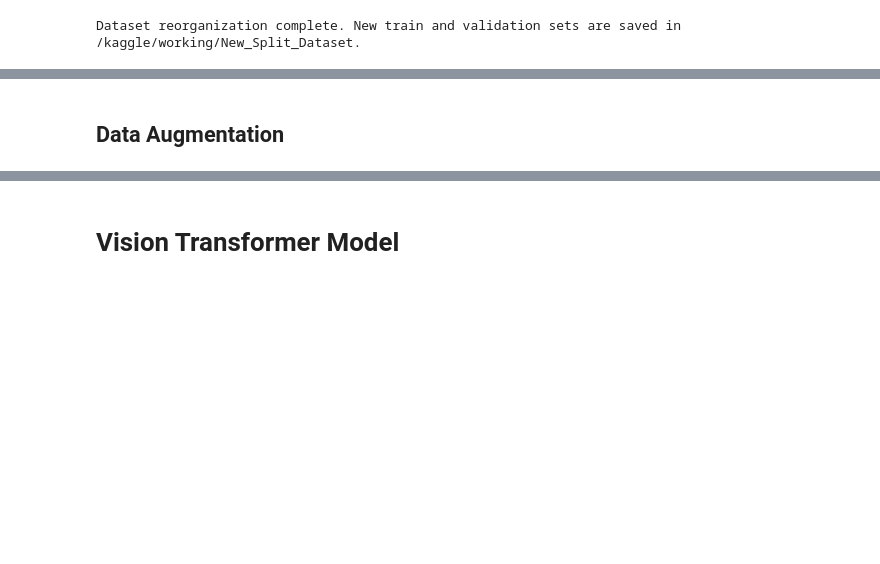
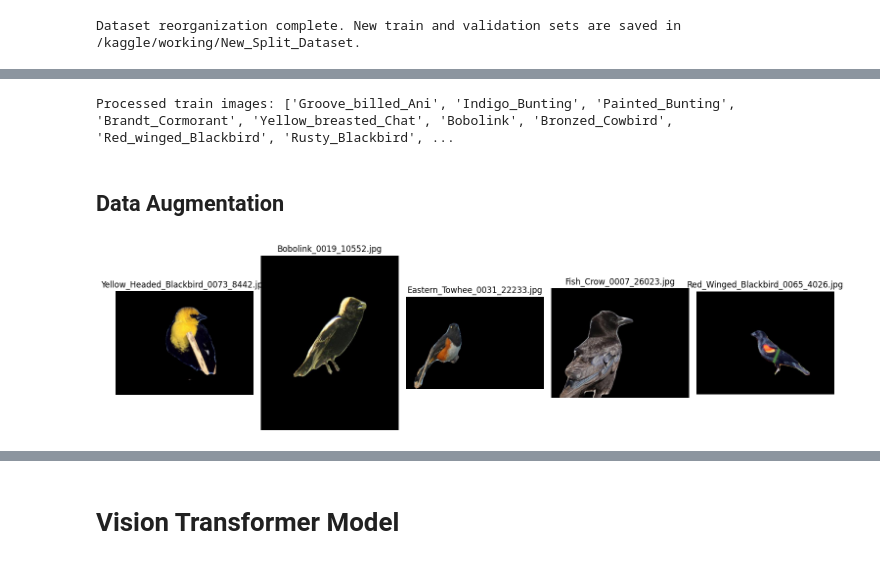
Before and after one commit to yutao-data/Fine_Grained_Bird_Swin, a Jupyter notebook: data-augmentation.ipynb, the cells around one changed output, grey strips where cells are left out. Drawn from its saved outputs; the diff is of its cells as text; code cells hidden in the pictures; blank space fills up the shorter version.

```diff
--- a/data-augmentation.ipynb
+++ b/data-augmentation.ipynb
@@ -93,3 +202,42 @@ Dataset reorganization complete. New train and validation sets are saved in /kag
+# %%
+import os
+
+train_output_dir = "/kaggle/working/processed_images/train_images"
+
+# List all files in processed directory
+print("Processed train images:", os.listdir(train_output_dir))
+# %% [output]
+Processed train images: ['Groove_billed_Ani', 'Indigo_Bunting', 'Painted_Bunting', 'Brandt_Cormorant', 'Yellow_breasted_Chat', 'Bobolink', 'Bronzed_Cowbird', 'Red_winged_Blackbird', 'Rusty_Blackbird', ...
 # %% [markdown]
 ## Data Augmentation
+# %%
+# Directory containing processed images
+output_dir = "/kaggle/working/processed_images/train_images"
+
+# Function to randomly select and display images
+def display_random_images(output_dir, num_images=5):
+    images = []
+    for root, _, files in os.walk(output_dir):
+        for file in files:
+            if file.endswith(('.png', '.jpg', '.jpeg')):
+                images.append(os.path.join(root, file))
+
+    # Randomly sample images
+    sampled_images = random.sample(images, min(len(images), num_images))
+
+    # Display sampled images
+    plt.figure(figsize=(15, 10))
+    for i, img_path in enumerate(sampled_images):
+        img = Image.open(img_path)
+        plt.subplot(1, len(sampled_images), i + 1)
+        plt.imshow(img)
+        plt.axis("off")
+        plt.title(os.path.basename(img_path))
+    plt.tight_layout()
+    plt.show()
+
+# Display 5 random images
+display_random_images(output_dir, num_images=5)
+# %% [output]
+[figure, added]
 # %%
```
Also changed, not shown: parts of 8 cells of this notebook.
